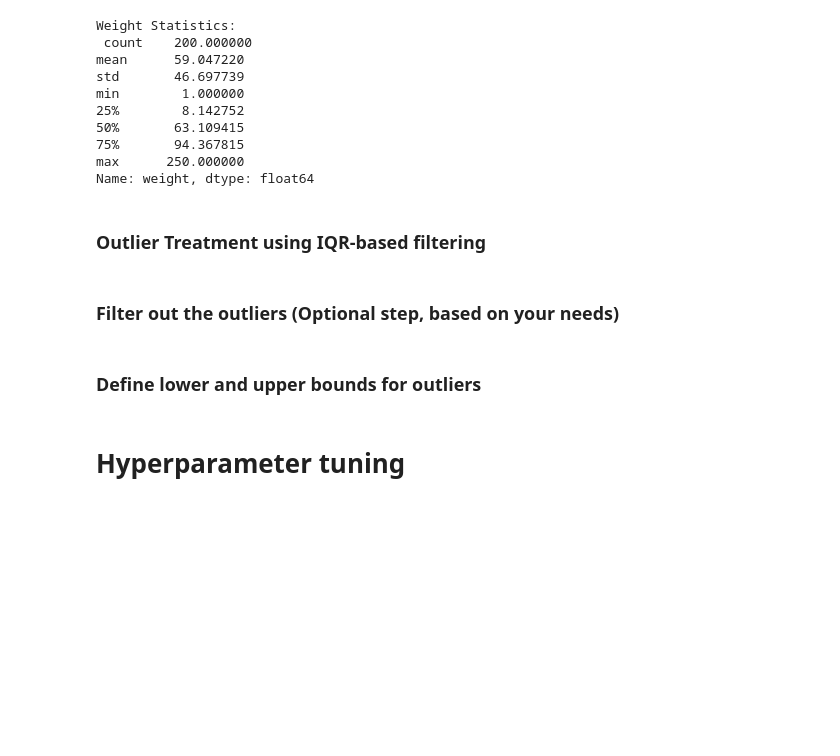
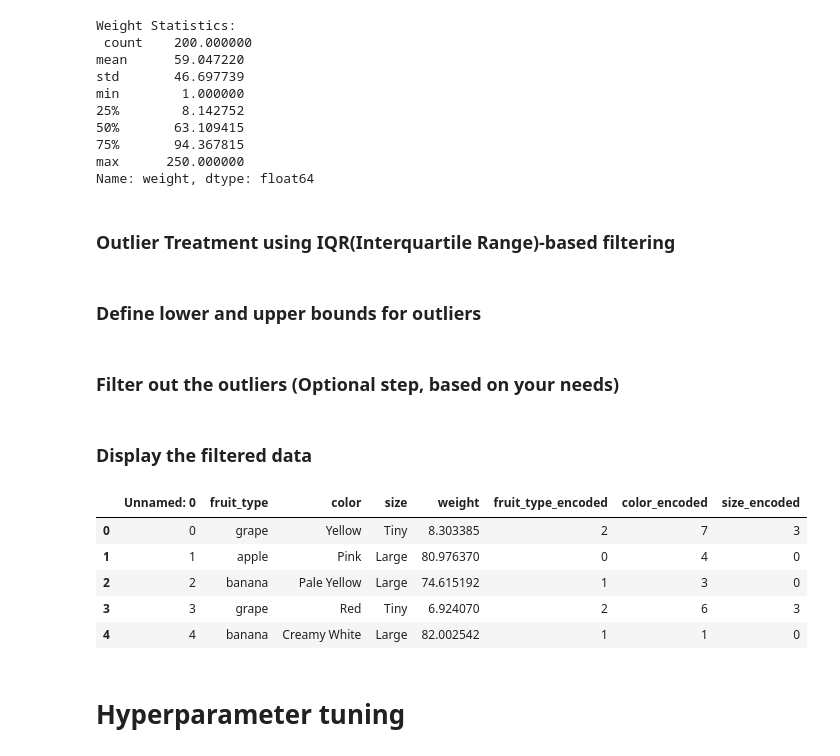
Before and after one commit to azamatgalidenov/fruitsPrediction, a Jupyter notebook: Fruits_prediction.ipynb, the cells around one changed output. Cells and saved outputs as stored; diff of their text form; code cells hidden in the pictures; blank space fills up the shorter version.

```diff
--- a/Fruits_prediction.ipynb
+++ b/Fruits_prediction.ipynb
@@ -173,8 +204,10 @@ min        1.000000
 max      250.000000
 Name: weight, dtype: float64
 # %% [markdown]
-### Outlier Treatment using IQR-based filtering
+### Outlier Treatment using IQR(Interquartile Range)-based filtering
 # %%
 Q1 = data['weight'].quantile(0.25)
 Q3 = data['weight'].quantile(0.75)
 IQR = Q3 - Q1
+# %% [markdown]
+### Define lower and upper bounds for outliers
@@ -182,5 +218,3 @@ IQR = Q3 - Q1
 ### Filter out the outliers (Optional step, based on your needs)
 # %%
 data_filtered = data[(data['weight'] >= lower_bound) & (data['weight'] <= upper_bound)]
-# %% [markdown]
-### Define lower and upper bounds for outliers
@@ -190,3 +221,14 @@ upper_bound = Q3 + 1.5 * IQR
+# %% [markdown]
+### Display the filtered data
+# %%
+data_filtered.head()
+# %% [output]
+|  | Unnamed: 0 | fruit_type | color | size | weight | fruit_type_encoded | color_encoded | size_encoded |
+| 0 | 0 | grape | Yellow | Tiny | 8.303385 | 2 | 7 | 3 |
+| 1 | 1 | apple | Pink | Large | 80.976370 | 0 | 4 | 0 |
+| 2 | 2 | banana | Pale Yellow | Large | 74.615192 | 1 | 3 | 0 |
+| 3 | 3 | grape | Red | Tiny | 6.924070 | 2 | 6 | 3 |
+| 4 | 4 | banana | Creamy White | Large | 82.002542 | 1 | 1 | 0 |
 # %% [markdown]
 # Hyperparameter tuning
 # %% [markdown]
```
Also changed, not shown: parts of 21 cells of this notebook.
